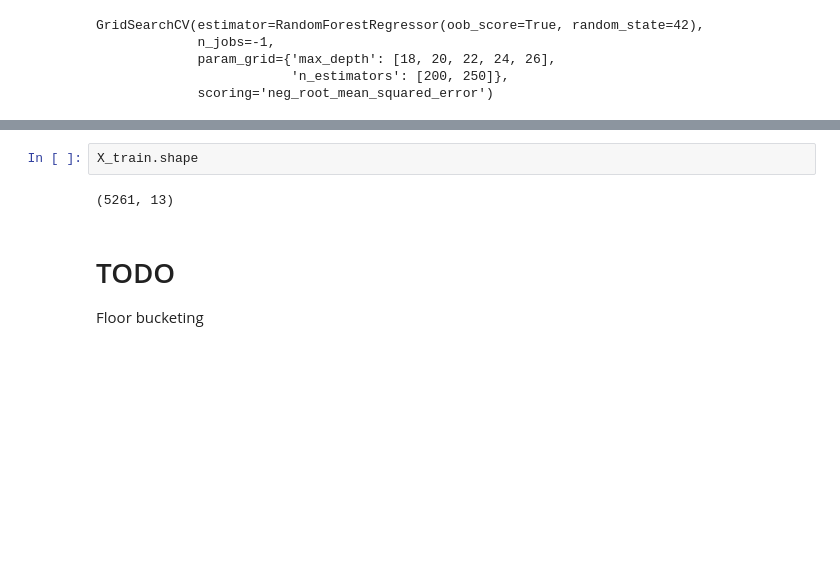
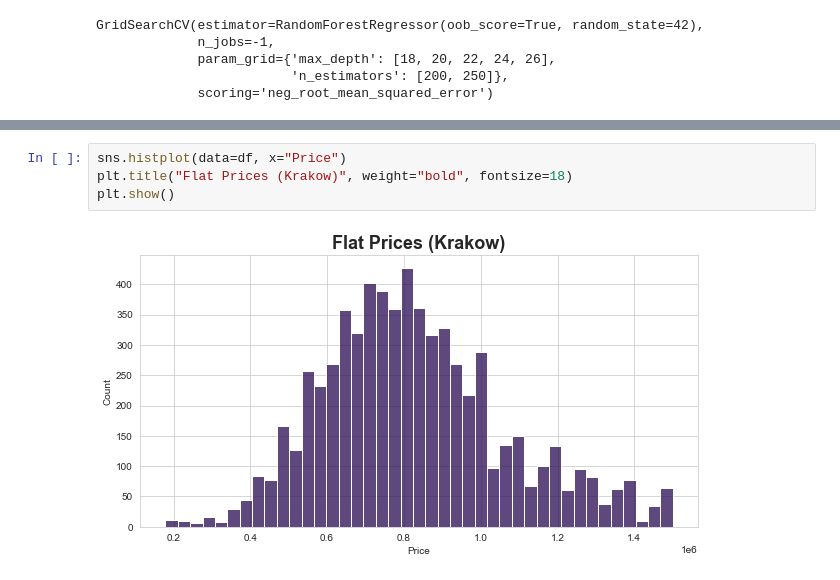
Before and after one commit to milonpabis/price-predictor-poland2024, a Jupyter notebook: krakow-exclusive-analysis.ipynb, the cells around one changed output, grey strips where cells are left out. Saved outputs shown, nothing was run; the diff lists cells and outputs as text; blank space fills up the shorter version.

```diff
--- a/krakow-exclusive-analysis.ipynb
+++ b/krakow-exclusive-analysis.ipynb
@@ -643,8 +654,6 @@ ValueError: The number of FixedLocator locations (13), usually from a call to se
-# %%
-X_train.shape
-# %% [output]
-(5261, 13)
-# %% [markdown]
-# TODO
-
-Floor bucketing
+# %%
+sns.histplot(data=df, x="Price")
+plt.title("Flat Prices (Krakow)", weight="bold", fontsize=18)
+plt.show()
+# %% [output]
+[figure, added]
```
Also changed, not shown: parts of 21 cells of this notebook.
